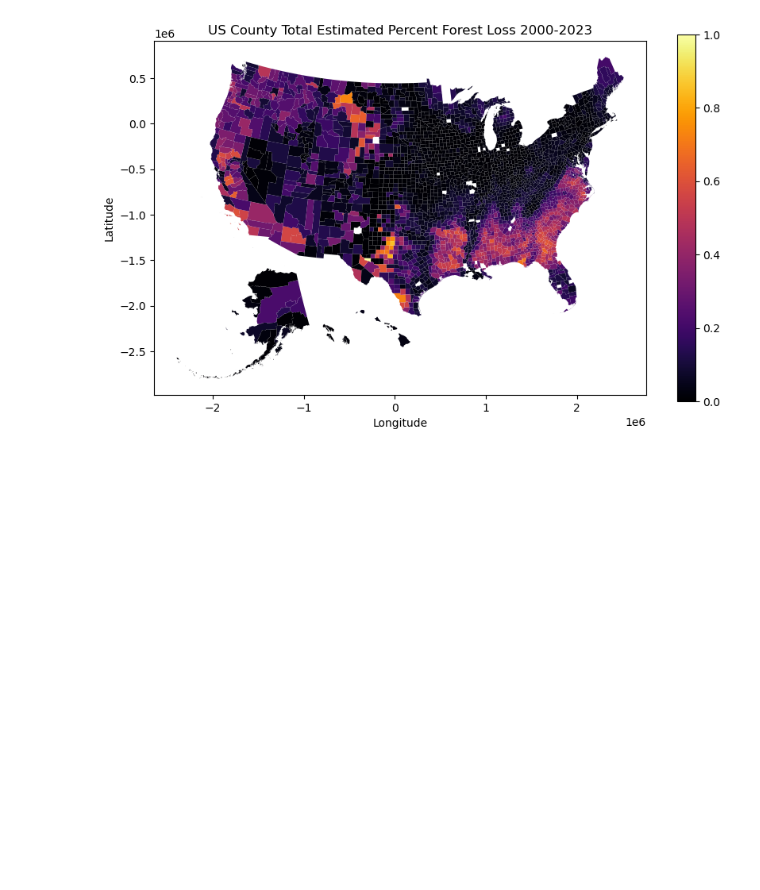
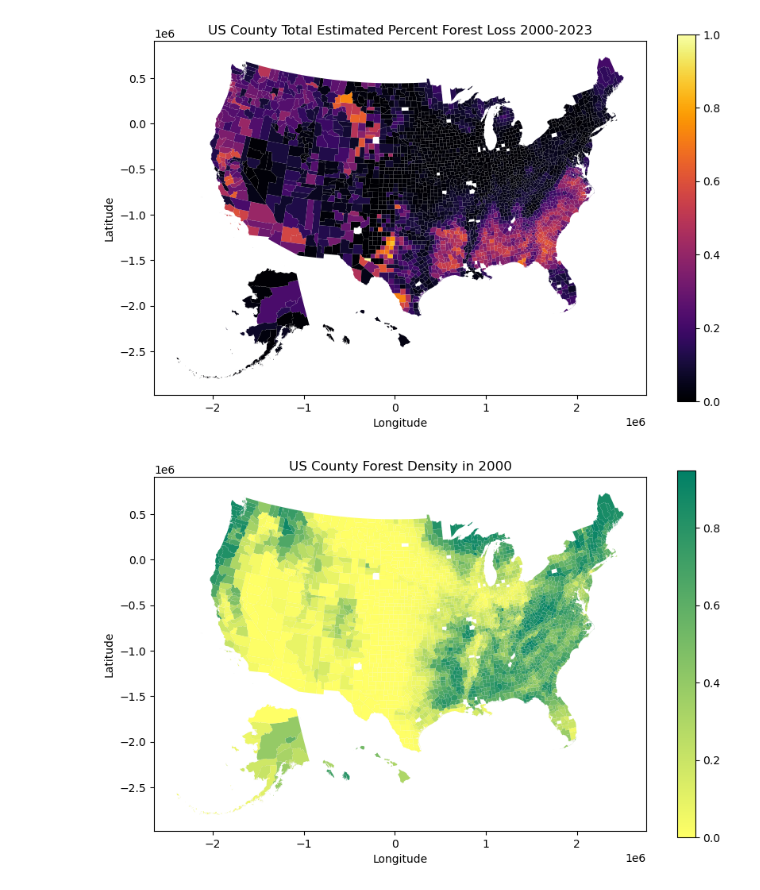
Before and after one commit to Calvin-Davis/CMSC320-FinalProject-Birds, a Jupyter notebook: Code/process_deforestation.ipynb, the cells around one changed output. Cells and saved outputs as stored; diff of their text form; code cells hidden in the pictures; blank space fills up the shorter version.

```diff
--- a/Code/process_deforestation.ipynb
+++ b/Code/process_deforestation.ipynb
@@ -167,3 +167,17 @@ plt.ylabel('Latitude')
 plt.show()
 # %% [output]
 [figure]
+# %%
+merged["Coverage"] = merged["extent_2000_ha"] / merged["area_ha"]
+
+column_to_plot = 'Coverage'
+
+# Plot the map
+fig, ax = plt.subplots(1, 1, figsize=(10, 6))
+merged.plot(column=column_to_plot, cmap='summer_r', linewidth=0.01, ax=ax, edgecolor='0.8', legend=True)
+plt.title('US County Forest Density in 2000')
+plt.xlabel('Longitude')
+plt.ylabel('Latitude')
+plt.show()
+# %% [output]
+[figure, added]
```
Also changed, not shown: parts of 1 cell of this notebook, 3 other files.
